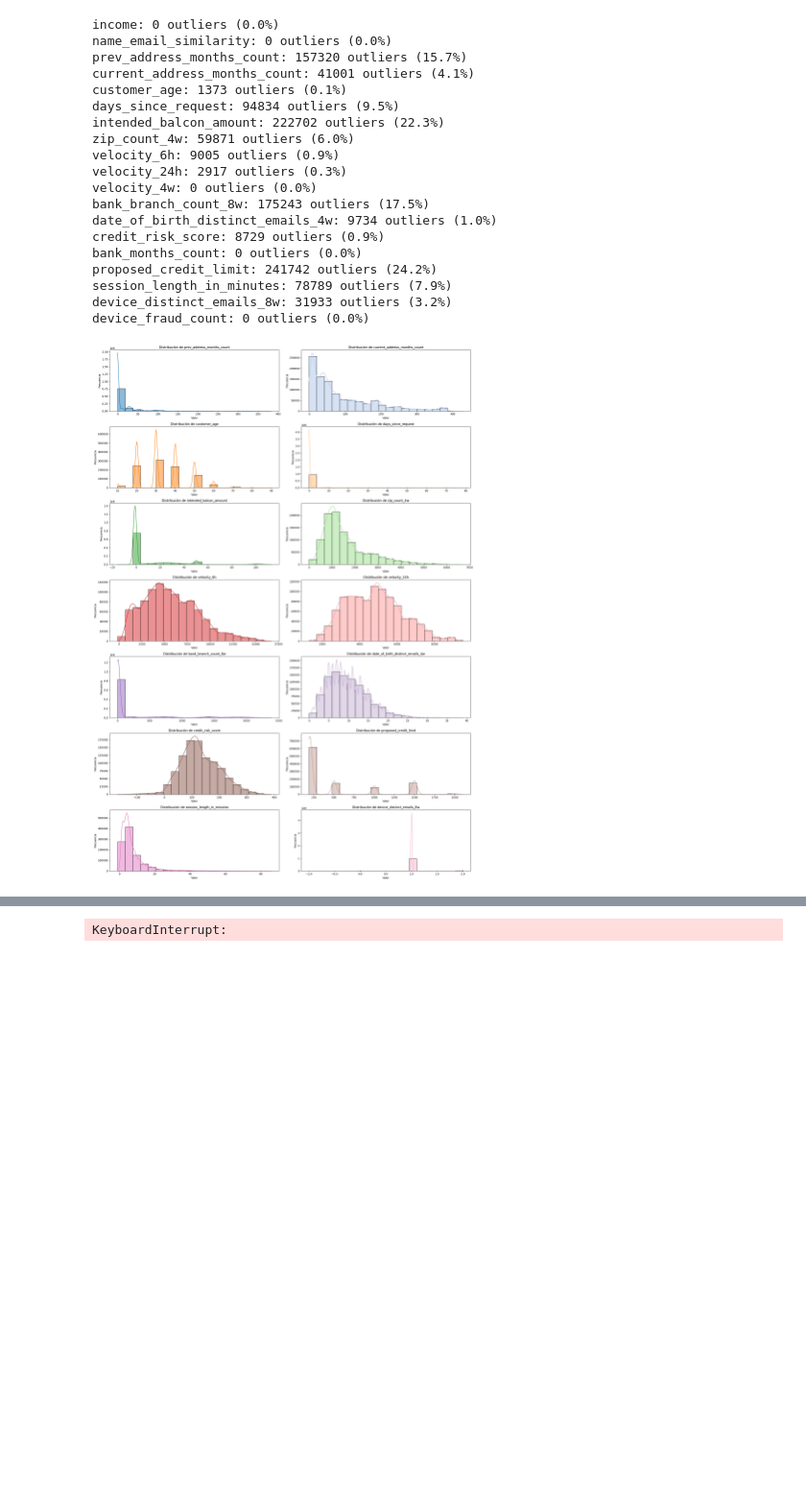
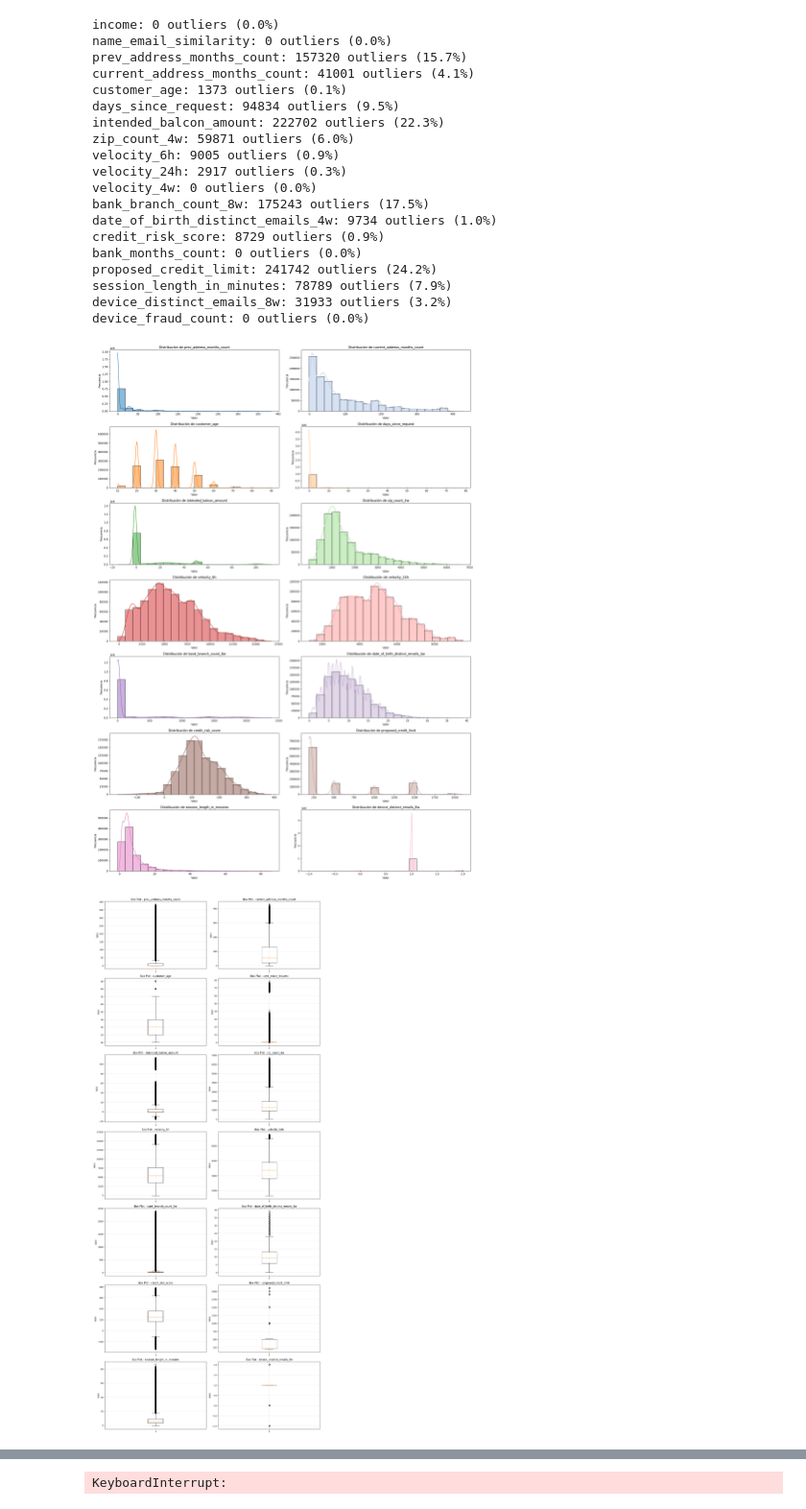
Before and after one commit to alp121-ua/Proyecto-Final-Aprendizaje-Automatico-, a Jupyter notebook: trabajo-final.ipynb, the cells around one changed output, grey strips where cells are left out. Shown at 96% size. Saved outputs shown, nothing was run; the diff lists cells and outputs as text; code cells hidden in the pictures; blank space fills up the shorter version.

Commit message:
eda y tratamiento de outliers avanzado

```diff
--- a/trabajo-final.ipynb
+++ b/trabajo-final.ipynb
@@ -248,26 +248,61 @@ def visualizar_distribuciones(df, features):
 
     plt.tight_layout()
     plt.show()
+# %%
+def visualizar_outliers_multiple(df, columnas_con_outliers):
+    """
+    Visualiza box plots para múltiples columnas en una cuadrícula.
+
+    Parámetros:
+    df: DataFrame
+    columnas_con_outliers: lista de nombres de columnas con outliers
+    """
+    n_columnas = len(columnas_con_outliers)
+
+    # Configurar la cuadrícula (2 columnas por fila)
+    n_filas = (n_columnas + 1) // 2
+    fig, axes = plt.subplots(n_filas, 2, figsize=(15, 5 * n_filas))
+
+    # Aplanar axes para facilitar la iteración
+    axes = axes.flatten()
+
+    # Crear boxplots
+    for idx, col in enumerate(columnas_con_outliers):
+        axes[idx].boxplot(df[col].dropna())
+        axes[idx].set_title(f'Box Plot - {col}')
+        axes[idx].set_ylabel('Valor')
+        axes[idx].grid(True, alpha=0.3)
+
+    # Ocultar subplots vacíos si los hay
+    for idx in range(n_columnas, len(axes)):
+        axes[idx].axis('off')
+
+    plt.tight_layout()
+    plt.savefig('outliers_boxplots.png', dpi=300, bbox_inches='tight')
+    plt.show()
+    plt.close()
 # %%
 # Columnas que tienen outliers (porcentaje > 0)
 columnas_con_outliers = [
     'prev_address_months_count',
     'current_address_months_count',
     'customer_age',
     'days_since_request',
     'intended_balcon_amount',
     'zip_count_4w',
     'velocity_6h',
     'velocity_24h',
     'bank_branch_count_8w',
     'date_of_birth_distinct_emails_4w',
     'credit_risk_score',
     'proposed_credit_limit',
     'session_length_in_minutes',
     'device_distinct_emails_8w'
 ]
 
 visualizar_distribuciones(df, columnas_con_outliers)
+visualizar_outliers_multiple(df, columnas_con_outliers)
 # %% [output]
 [figure]
+[figure, added]
 # %%
```
Also changed, not shown: parts of 6 cells of this notebook, 1 other file.
